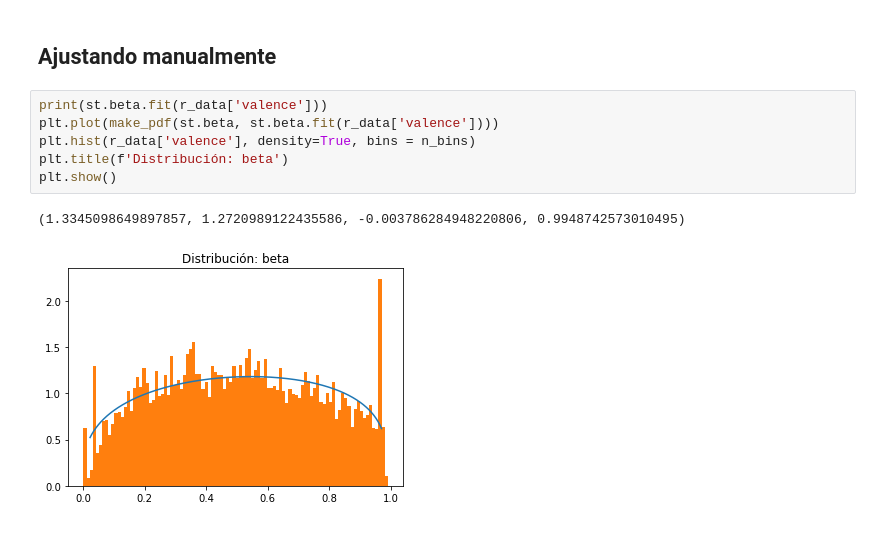
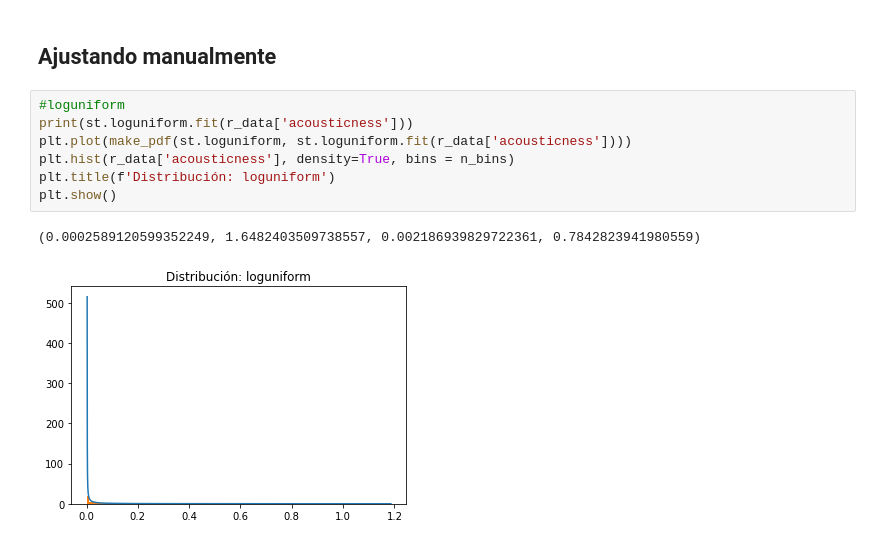
Before and after one commit to OscarFlores-IFi/SPF-2021-Tareas, a Jupyter notebook: Proyecto/Proyecto Simulación de Procesos.ipynb, the cells around one changed output. Cells and saved outputs as stored; diff of their text form.

```diff
--- a/Proyecto/Proyecto Simulación de Procesos.ipynb
+++ b/Proyecto/Proyecto Simulación de Procesos.ipynb
@@ -509,11 +509,12 @@ plt.show()
 # %% [markdown]
 ## Ajustando manualmente
 # %%
-print(st.beta.fit(r_data['valence']))
-plt.plot(make_pdf(st.beta, st.beta.fit(r_data['valence'])))
-plt.hist(r_data['valence'], density=True, bins = n_bins)
-plt.title(f'Distribución: beta')
+#loguniform
+print(st.loguniform.fit(r_data['acousticness']))
+plt.plot(make_pdf(st.loguniform, st.loguniform.fit(r_data['acousticness'])))
+plt.hist(r_data['acousticness'], density=True, bins = n_bins)
+plt.title(f'Distribución: loguniform')
 plt.show()
 # %% [output]
-(1.3345098649897857, 1.2720989122435586, -0.003786284948220806, 0.9948742573010495)
+(0.0002589120599352249, 1.6482403509738557, 0.002186939829722361, 0.7842823941980559)
-[figure, old version]
+[figure, new version]
```
Also changed, not shown: parts of 7 cells of this notebook.
